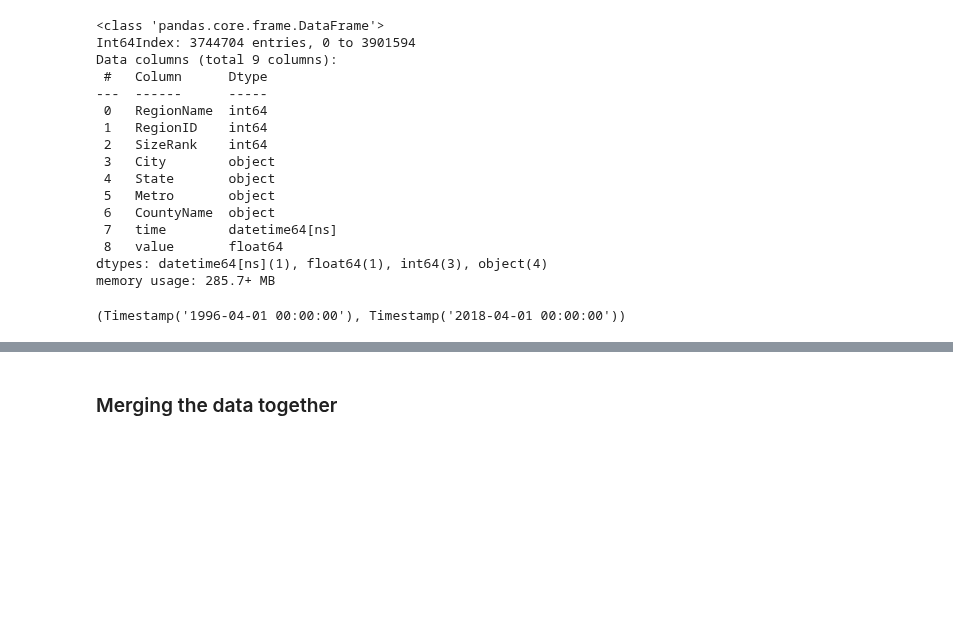
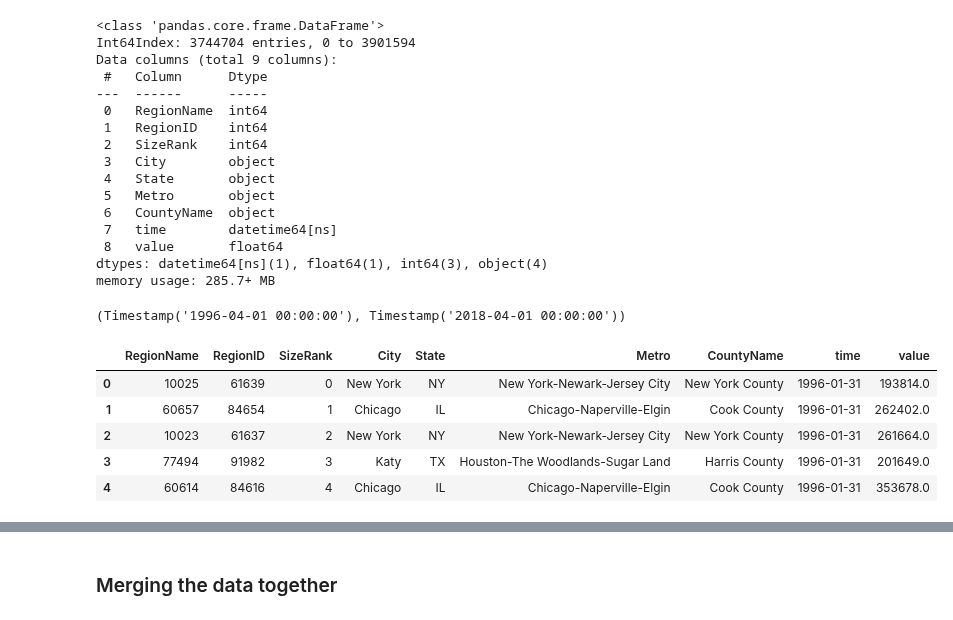
Before and after one commit to fivearm/Phase_4_Project, a Jupyter notebook: check.ipynb, the cells around one changed output, grey strips where cells are left out. Drawn from its saved outputs; the diff is of its cells as text; code cells hidden in the pictures; blank space fills up the shorter version.

```diff
--- a/check.ipynb
+++ b/check.ipynb
@@ -254,3 +269,13 @@ memory usage: 285.7+ MB
 df_melt.time.min(), df_melt.time.max()
 # %% [output]
 (Timestamp('1996-04-01 00:00:00'), Timestamp('2018-04-01 00:00:00'))
+# %%
+df_melt_1 = melt_data(df_1)
+df_melt_1.head()
+# %% [output]
+|  | RegionName | RegionID | SizeRank | City | State | Metro | CountyName | time | value |
+| 0 | 10025 | 61639 | 0 | New York | NY | New York-Newark-Jersey City | New York County | 1996-01-31 | 193814.0 |
+| 1 | 60657 | 84654 | 1 | Chicago | IL | Chicago-Naperville-Elgin | Cook County | 1996-01-31 | 262402.0 |
+| 2 | 10023 | 61637 | 2 | New York | NY | New York-Newark-Jersey City | New York County | 1996-01-31 | 261664.0 |
+| 3 | 77494 | 91982 | 3 | Katy | TX | Houston-The Woodlands-Sugar Land | Harris County | 1996-01-31 | 201649.0 |
+| 4 | 60614 | 84616 | 4 | Chicago | IL | Chicago-Naperville-Elgin | Cook County | 1996-01-31 | 353678.0 |
```
Also changed, not shown: parts of 59 cells of this notebook, 3 other files.
